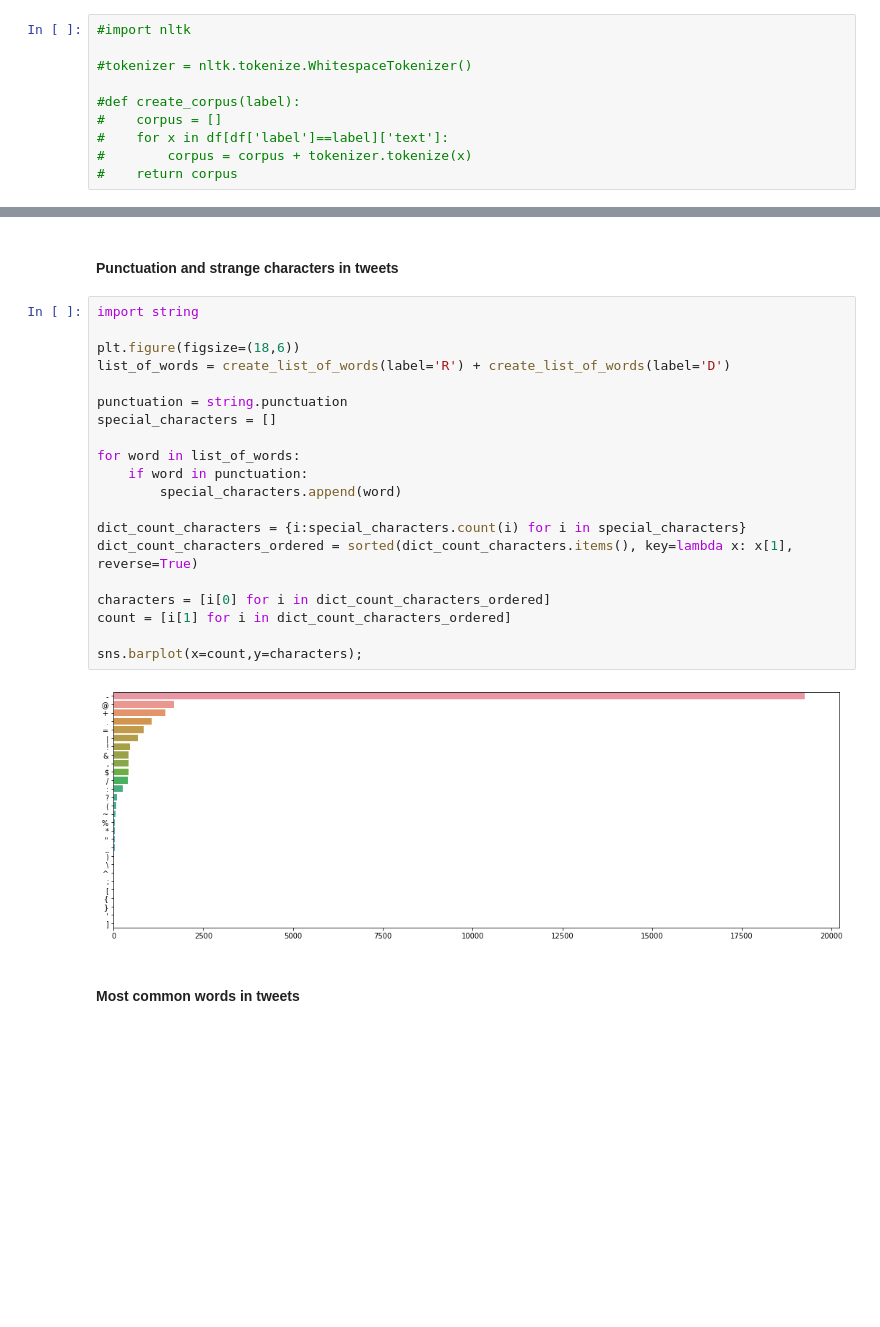
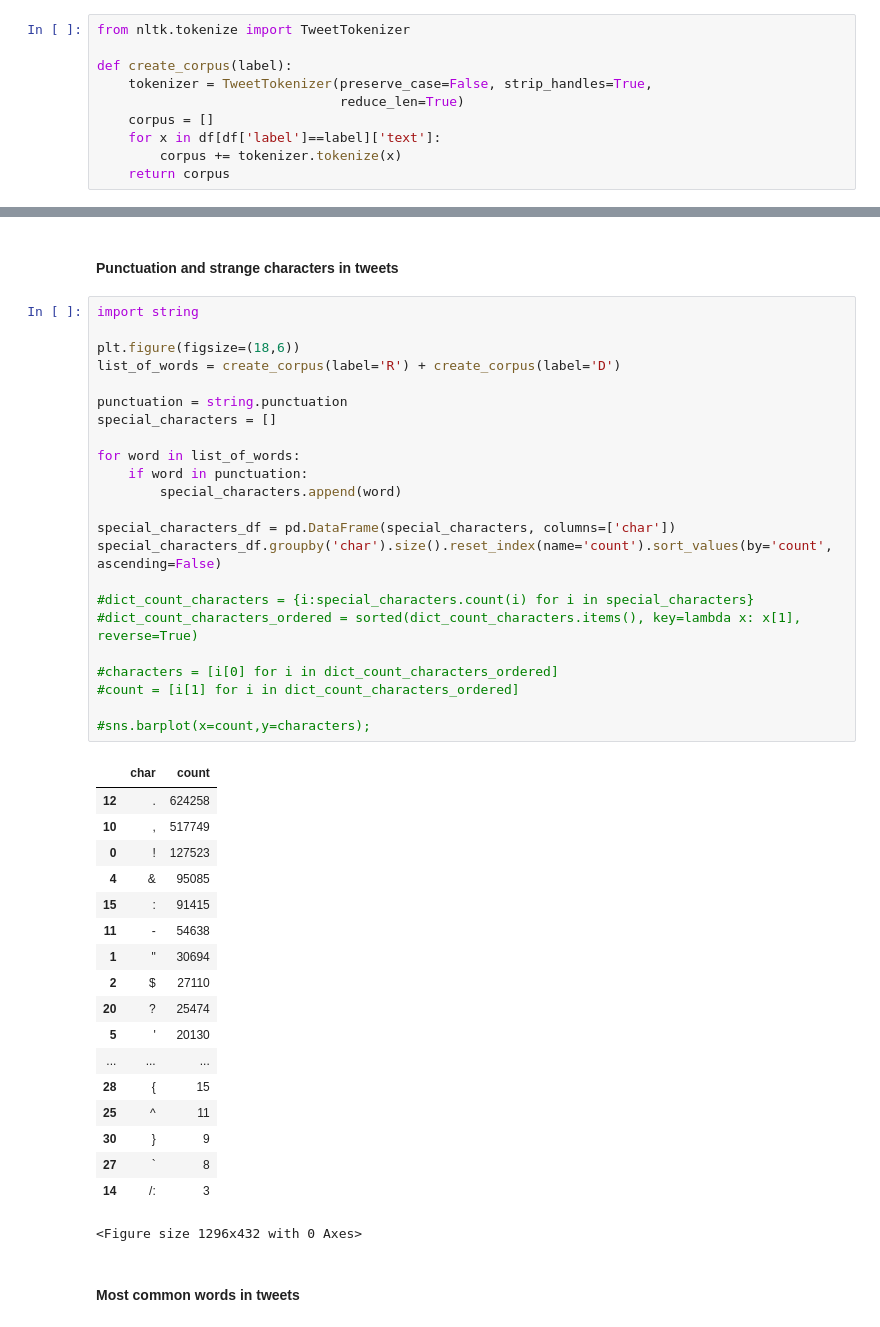
Before and after one commit to aferrero23/twitter-category-nlp, a Jupyter notebook: src/pre_data_cleaning.ipynb, the cells around one changed output, grey strips where cells are left out. Drawn from its saved outputs; the diff is of its cells as text; blank space fills up the shorter version.

```diff
--- a/src/pre_data_cleaning.ipynb
+++ b/src/pre_data_cleaning.ipynb
@@ -203,12 +207,12 @@ def create_list_of_words(label):
             list_of_words.append(i)
     return list_of_words
 # %%
-#import nltk
+from nltk.tokenize import TweetTokenizer
 
-#tokenizer = nltk.tokenize.WhitespaceTokenizer()
-
-#def create_corpus(label):
-#    corpus = []
-#    for x in df[df['label']==label]['text']:
-#        corpus = corpus + tokenizer.tokenize(x)
-#    return corpus
+def create_corpus(label):
+    tokenizer = TweetTokenizer(preserve_case=False, strip_handles=True,
+                               reduce_len=True)
+    corpus = []
+    for x in df[df['label']==label]['text']:
+        corpus += tokenizer.tokenize(x)
+    return corpus
@@ -240,25 +267,45 @@ create_list_of_words(label='R')[:20]
 # %%
 import string
 
 plt.figure(figsize=(18,6))
-list_of_words = create_list_of_words(label='R') + create_list_of_words(label='D')
+list_of_words = create_corpus(label='R') + create_corpus(label='D')
 
 punctuation = string.punctuation
 special_characters = []
 
 for word in list_of_words:
     if word in punctuation:
         special_characters.append(word)
 
-dict_count_characters = {i:special_characters.count(i) for i in special_characters}
-dict_count_characters_ordered = sorted(dict_count_characters.items(), key=lambda x: x[1], reverse=True)
+special_characters_df = pd.DataFrame(special_characters, columns=['char'])
+special_characters_df.groupby('char').size().reset_index(name='count').sort_values(by='count', ascending=False)
 
-characters = [i[0] for i in dict_count_characters_ordered]
-count = [i[1] for i in dict_count_characters_ordered]
+#dict_count_characters = {i:special_characters.count(i) for i in special_characters}
+#dict_count_characters_ordered = sorted(dict_count_characters.items(), key=lambda x: x[1], reverse=True)
 
-sns.barplot(x=count,y=characters);
+#characters = [i[0] for i in dict_count_characters_ordered]
+#count = [i[1] for i in dict_count_characters_ordered]
+
+#sns.barplot(x=count,y=characters);
 # %% [output]
-[figure, removed]
+|  | char | count |
+| 12 | . | 624258 |
+| 10 | , | 517749 |
+| 0 | ! | 127523 |
+| 4 | & | 95085 |
+| 15 | : | 91415 |
+| 11 | - | 54638 |
+| 1 | " | 30694 |
+| 2 | $ | 27110 |
+| 20 | ? | 25474 |
+| 5 | ' | 20130 |
+| ... | ... | ... |
+| 28 | { | 15 |
+| 25 | ^ | 11 |
+| 30 | } | 9 |
+| 27 | ` | 8 |
+| 14 | /: | 3 |
+<Figure size 1296x432 with 0 Axes>
 # %% [markdown]
 #### Most common words in tweets
 # %%
```
Also changed, not shown: parts of 7 cells of this notebook.
